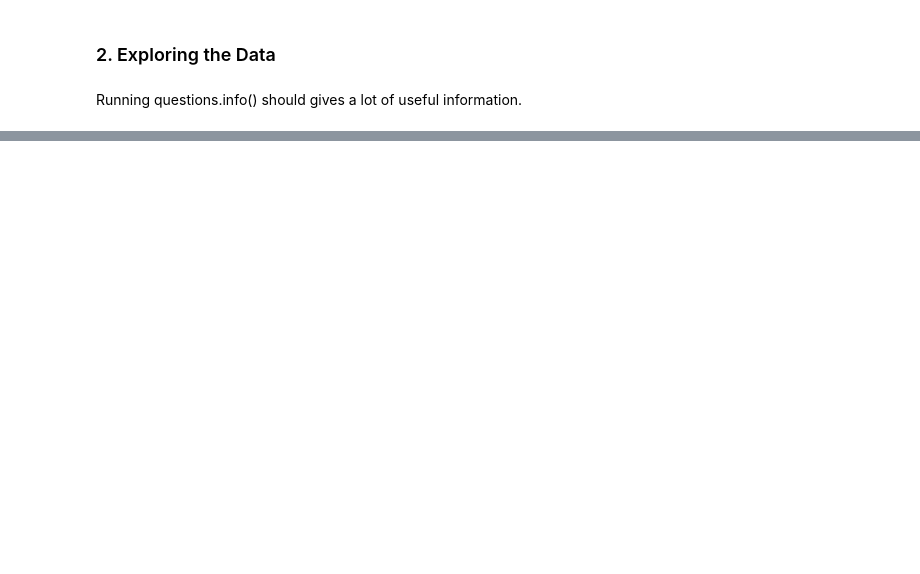
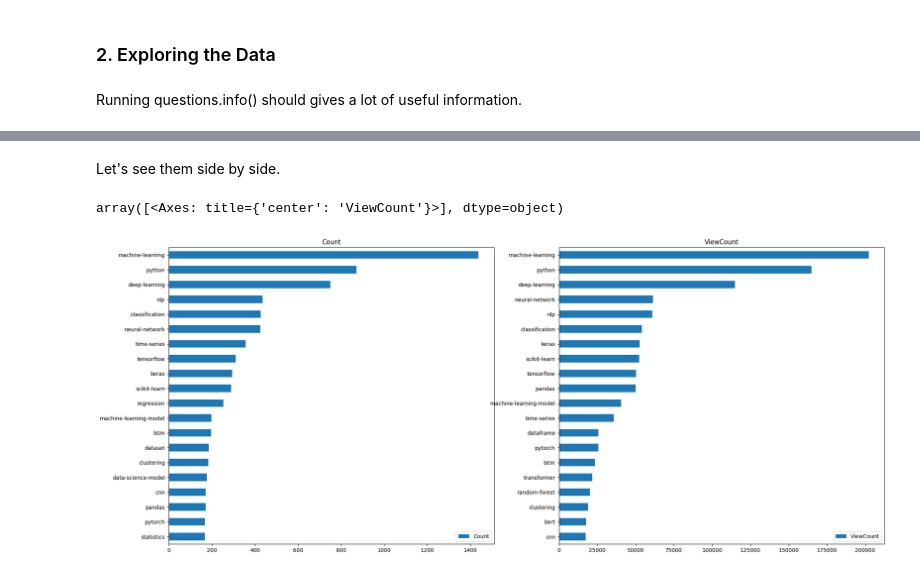
Before and after one commit to DucTrung1802/Data-Science, a Jupyter notebook: final_project_2/final_project_2.ipynb, the cells around one changed output, grey strips where cells are left out. Saved outputs shown, nothing was run; the diff lists cells and outputs as text; code cells hidden in the pictures; blank space fills up the shorter version.

```diff
--- a/final_project_2/final_project_2.ipynb
+++ b/final_project_2/final_project_2.ipynb
@@ -138,0 +226,10 @@ memory usage: 1.9+ MB
+# %% [markdown]
+Let's see them side by side.
+# %%
+fig, axes = plt.subplots(nrows=1, ncols=2)
+fig.set_size_inches((24, 10))
+most_used.plot(kind="barh", ax=axes[0], subplots=True)
+most_viewed.plot(kind="barh", ax=axes[1], subplots=True)
+# %% [output]
+array([<Axes: title={'center': 'ViewCount'}>], dtype=object)
+[figure, added]
```
Also changed, not shown: parts of 42 cells of this notebook, 2 other files.
